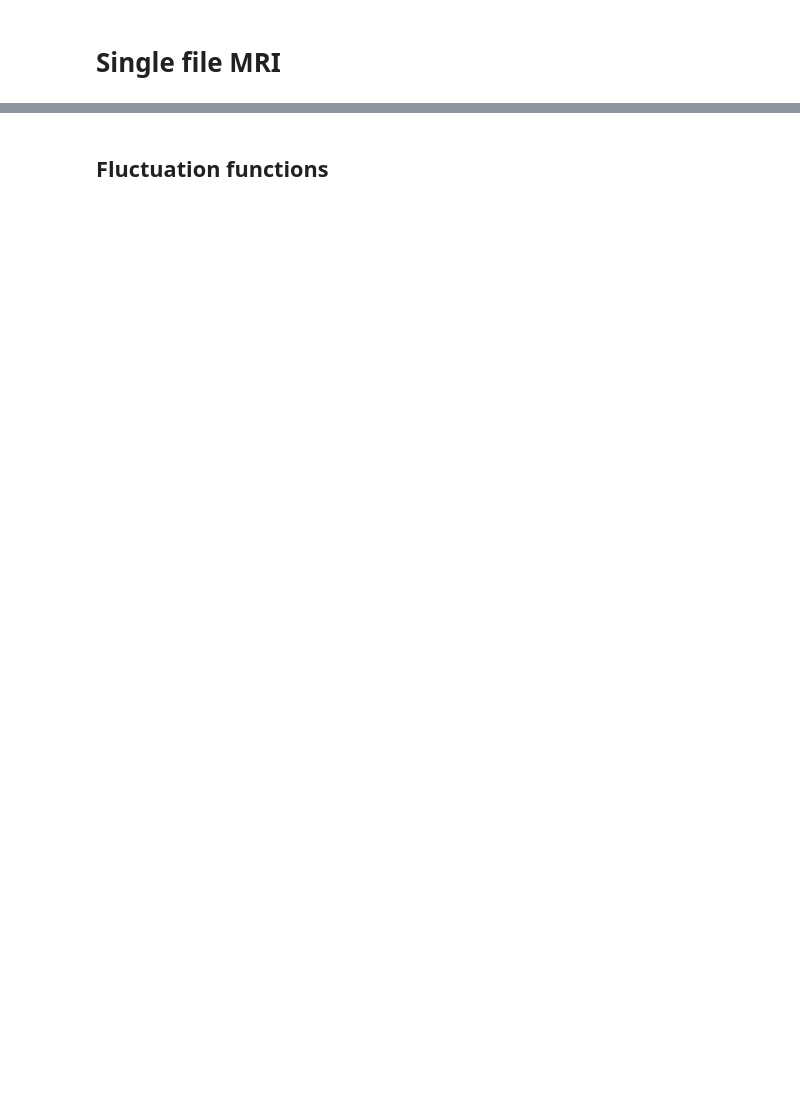
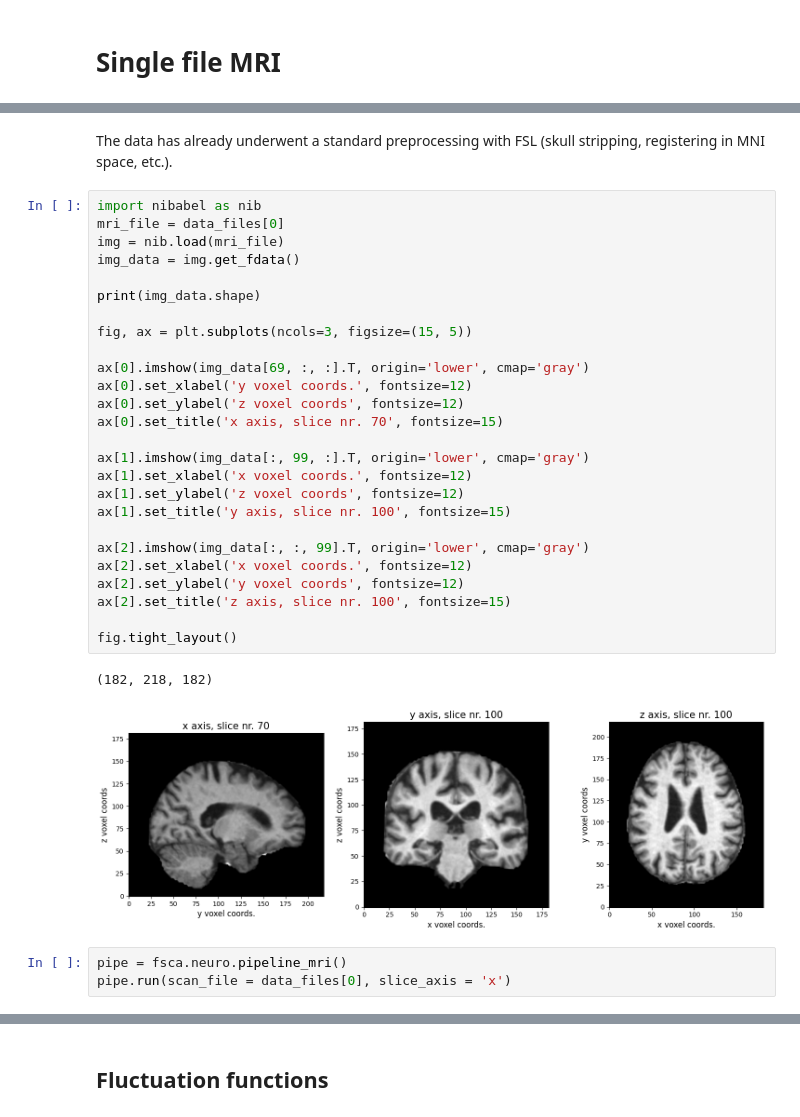
Before and after one commit to Mark-Kac-Center/MFSCA, a Jupyter notebook: Workshop.ipynb, the cells around one changed output, grey strips where cells are left out. Drawn from its saved outputs; the diff is of its cells as text; blank space fills up the shorter version.

```diff
--- a/Workshop.ipynb
+++ b/Workshop.ipynb
@@ -398,0 +436,34 @@ LinAlgError: SVD did not converge in Linear Least Squares
+# %% [markdown]
+The data has already underwent a standard preprocessing with FSL (skull stripping, registering in MNI space, etc.).
+# %%
+import nibabel as nib
+mri_file = data_files[0]
+img = nib.load(mri_file)
+img_data = img.get_fdata()
+
+print(img_data.shape)
+
+fig, ax = plt.subplots(ncols=3, figsize=(15, 5))
+
+ax[0].imshow(img_data[69, :, :].T, origin='lower', cmap='gray')
+ax[0].set_xlabel('y voxel coords.', fontsize=12)
+ax[0].set_ylabel('z voxel coords', fontsize=12)
+ax[0].set_title('x axis, slice nr. 70', fontsize=15)
+
+ax[1].imshow(img_data[:, 99, :].T, origin='lower', cmap='gray')
+ax[1].set_xlabel('x voxel coords.', fontsize=12)
+ax[1].set_ylabel('z voxel coords', fontsize=12)
+ax[1].set_title('y axis, slice nr. 100', fontsize=15)
+
+ax[2].imshow(img_data[:, :, 99].T, origin='lower', cmap='gray')
+ax[2].set_xlabel('x voxel coords.', fontsize=12)
+ax[2].set_ylabel('y voxel coords', fontsize=12)
+ax[2].set_title('z axis, slice nr. 100', fontsize=15)
+
+fig.tight_layout()
+# %% [output]
+(182, 218, 182)
+[figure, added]
+# %%
+pipe = fsca.neuro.pipeline_mri()
+pipe.run(scan_file = data_files[0], slice_axis = 'x')
```
Also changed, not shown: parts of 41 cells of this notebook.
